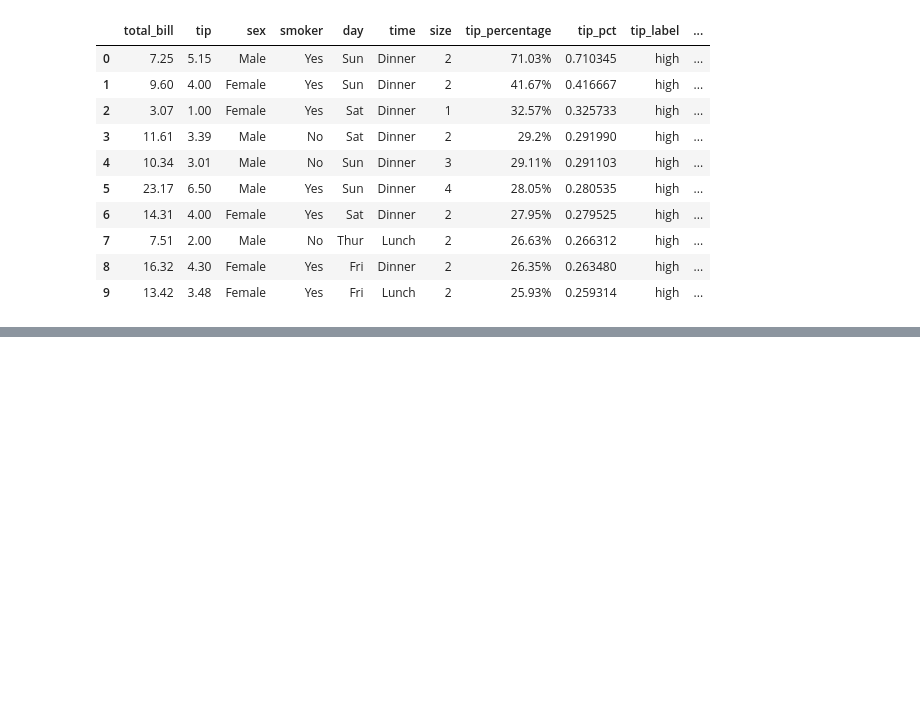
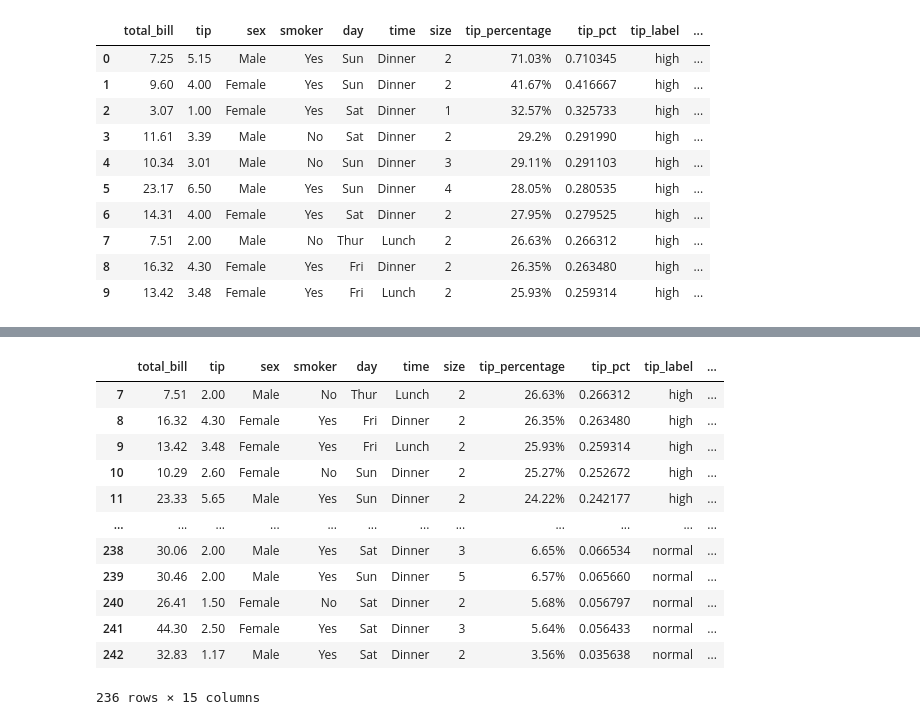
Before and after one commit to NarcisoRibeiro/Data-Analysis-Studies, a Jupyter notebook: Job-Prep-Notebook.ipynb, the cells around one changed output, grey strips where cells are left out. Drawn from its saved outputs; the diff is of its cells as text; code cells hidden in the pictures; blank space fills up the shorter version.

```diff
--- a/Job-Prep-Notebook.ipynb
+++ b/Job-Prep-Notebook.ipynb
@@ -272,0 +307,16 @@ df.head(10)
+# %%
+df[df['week'] > 1]
+# %% [output]
+|  | total_bill | tip | sex | smoker | day | time | size | tip_percentage | tip_pct | tip_label | ... |
+| 7 | 7.51 | 2.00 | Male | No | Thur | Lunch | 2 | 26.63% | 0.266312 | high | ... |
+| 8 | 16.32 | 4.30 | Female | Yes | Fri | Dinner | 2 | 26.35% | 0.263480 | high | ... |
+| 9 | 13.42 | 3.48 | Female | Yes | Fri | Lunch | 2 | 25.93% | 0.259314 | high | ... |
+| 10 | 10.29 | 2.60 | Female | No | Sun | Dinner | 2 | 25.27% | 0.252672 | high | ... |
+| 11 | 23.33 | 5.65 | Male | Yes | Sun | Dinner | 2 | 24.22% | 0.242177 | high | ... |
+| ... | ... | ... | ... | ... | ... | ... | ... | ... | ... | ... | ... |
+| 238 | 30.06 | 2.00 | Male | Yes | Sat | Dinner | 3 | 6.65% | 0.066534 | normal | ... |
+| 239 | 30.46 | 2.00 | Male | Yes | Sun | Dinner | 5 | 6.57% | 0.065660 | normal | ... |
+| 240 | 26.41 | 1.50 | Female | No | Sat | Dinner | 2 | 5.68% | 0.056797 | normal | ... |
+| 241 | 44.30 | 2.50 | Female | Yes | Sat | Dinner | 3 | 5.64% | 0.056433 | normal | ... |
+| 242 | 32.83 | 1.17 | Male | Yes | Sat | Dinner | 2 | 3.56% | 0.035638 | normal | ... |
+236 rows × 15 columns
```
Also changed, not shown: parts of 1 cell of this notebook.
